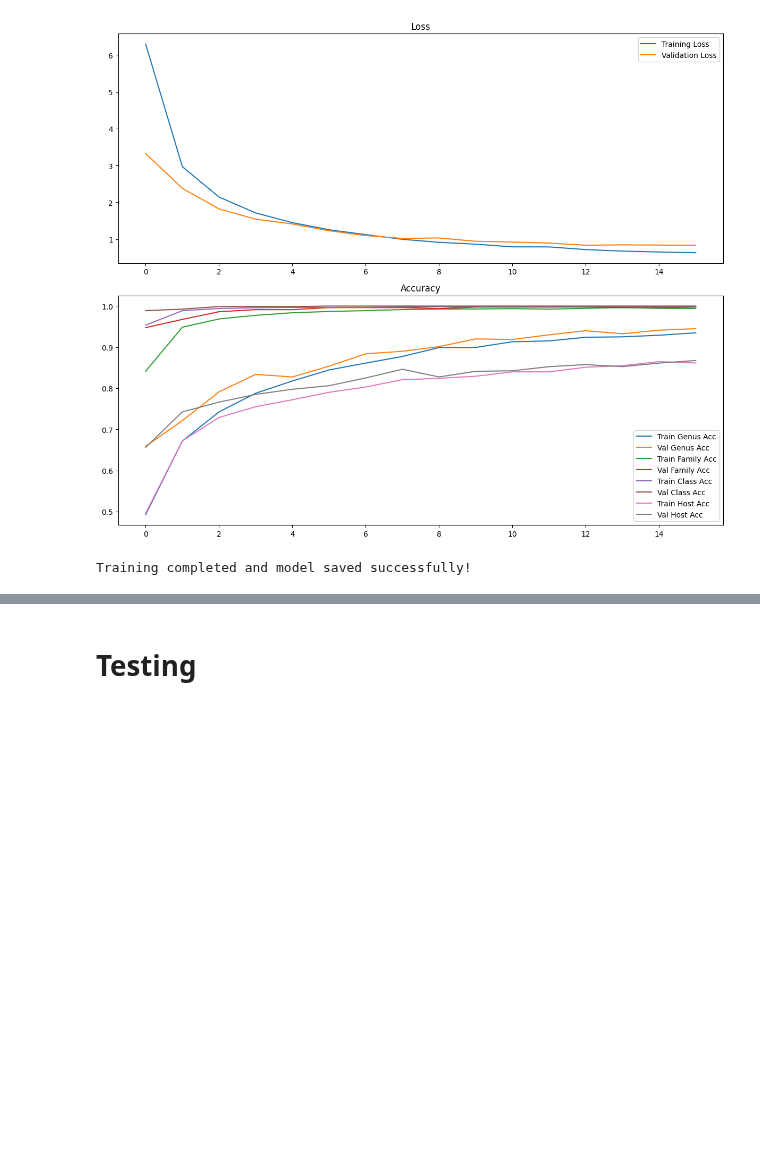
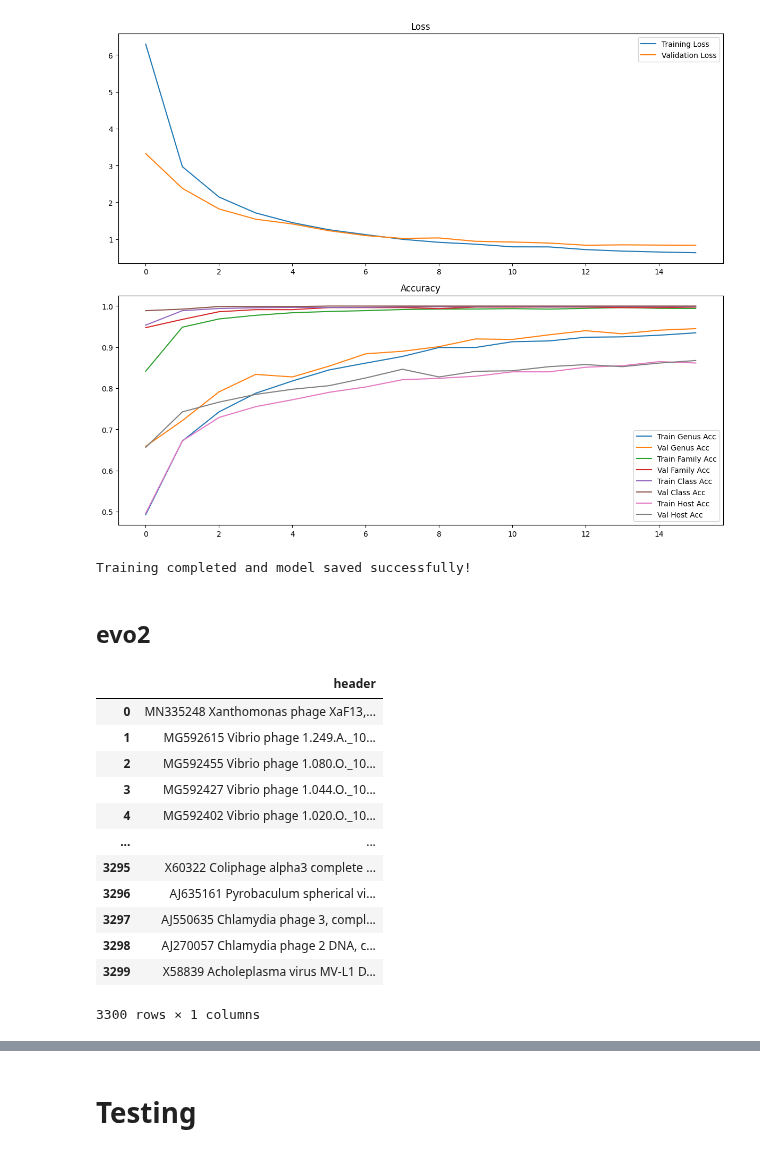
Before and after one commit to spicadust/llm-matrix, a Jupyter notebook: notebooks/mlp.ipynb, the cells around one changed output, grey strips where cells are left out. Saved outputs shown, nothing was run; the diff lists cells and outputs as text; code cells hidden in the pictures; blank space fills up the shorter version.

```diff
--- a/notebooks/mlp.ipynb
+++ b/notebooks/mlp.ipynb
@@ -346,3 +346,27 @@ Val Accuracies: {'genus': '0.9450', 'family': '0.9975', 'class': '1.0000', 'host
 Early stopping triggered
 [figure]
 Training completed and model saved successfully!
+# %% [markdown]
+## evo2
+# %%
+embeddings_evo2 = np.load("../results/embeddings_evo2_30k.npy")
+headers_evo2 = pd.read_csv("../results/headers_evo2.csv")
+metadata_cleaned = pd.read_csv(
+    "../dataset/metadata_millard_cleaned_host_genus_family_class.tsv", sep="\t"
+)
+# %%
+headers_evo2
+# %% [output]
+|  | header |
+| 0 | MN335248 Xanthomonas phage XaF13,... |
+| 1 | MG592615 Vibrio phage 1.249.A._10... |
+| 2 | MG592455 Vibrio phage 1.080.O._10... |
+| 3 | MG592427 Vibrio phage 1.044.O._10... |
+| 4 | MG592402 Vibrio phage 1.020.O._10... |
+| ... | ... |
+| 3295 | X60322 Coliphage alpha3 complete ... |
+| 3296 | AJ635161 Pyrobaculum spherical vi... |
+| 3297 | AJ550635 Chlamydia phage 3, compl... |
+| 3298 | AJ270057 Chlamydia phage 2 DNA, c... |
+| 3299 | X58839 Acholeplasma virus MV-L1 D... |
+3300 rows × 1 columns
```
Also changed, not shown: parts of 9 cells of this notebook, 2 other files.
